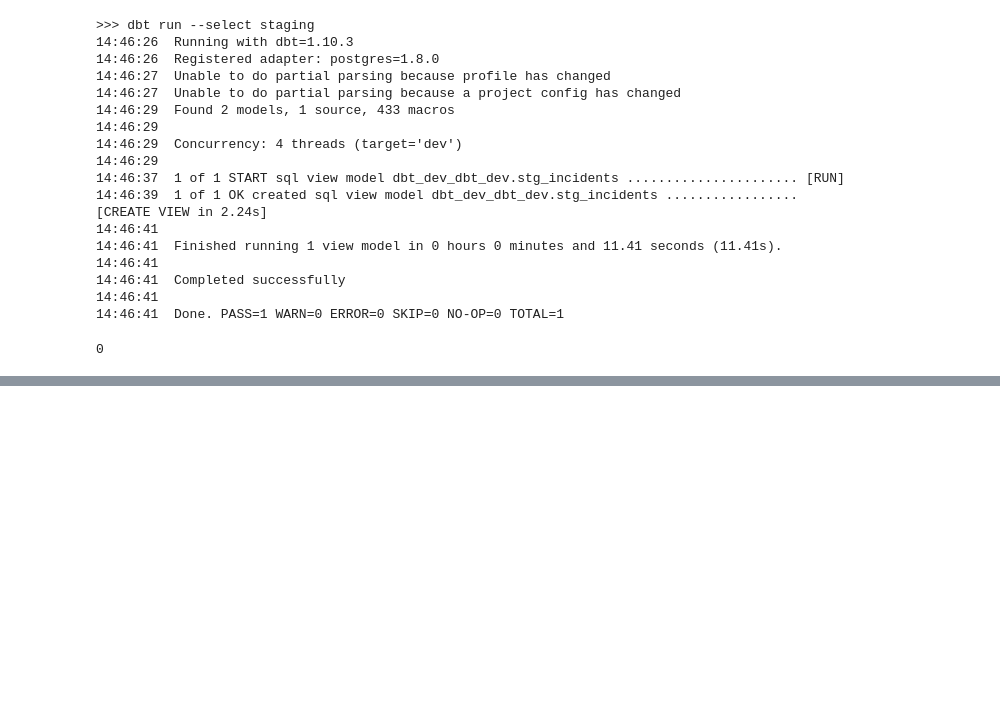
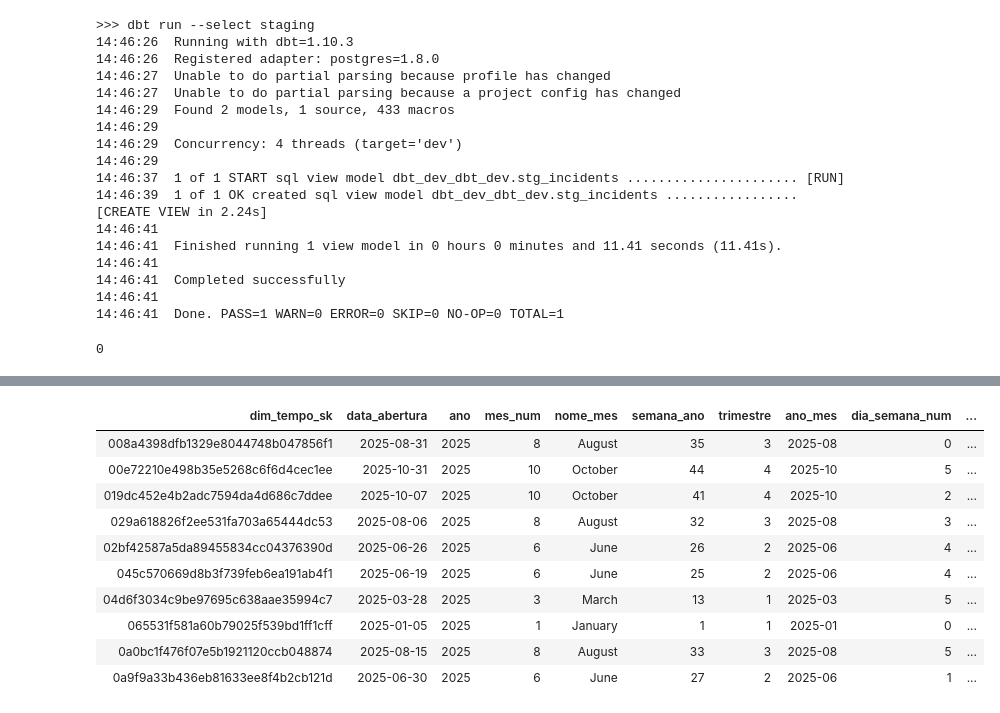
Before and after one commit to LucasBitte/aiops-locaweb-predictive-analytics, a Jupyter notebook: notebooks/03_dbt_star_schema.ipynb, the cells around one changed output, grey strips where cells are left out. Drawn from its saved outputs; the diff is of its cells as text; code cells hidden in the pictures; blank space fills up the shorter version.

```diff
--- a/notebooks/03_dbt_star_schema.ipynb
+++ b/notebooks/03_dbt_star_schema.ipynb
@@ -151,0 +264,76 @@ run_dbt('run --select staging')
+# %%
+%%sql
+-- ─────────────────────────────────────────────────────────────
+-- dim_tempo.sql
+--
+-- Essa dimensão é o calendário da minha análise temporal.
+-- Aqui eu expando a data de abertura em múltiplos atributos
+-- para que o Power BI possa agregar incidentes por dia,
+-- semana, mês, trimestre e ano sem precisar de DAX complexo.
+--
+-- A granularidade é diária — uma linha por dia único
+-- que aparece nos dados de abertura de incidentes.
+-- ─────────────────────────────────────────────────────────────
+
+SELECT DISTINCT
+
+    -- Surrogate key baseada na data de abertura.
+    -- Converto para text antes do MD5 porque o MD5
+    -- opera sobre string — sem o cast geraria erro de tipo
+    MD5("Data_Abertura"::text)                          AS dim_tempo_sk,
+
+    -- Data pura sem componente de hora —
+    -- minha âncora para todos os agrupamentos temporais
+    "Data_Abertura"::date                               AS data_abertura,
+
+    -- Componentes de calendário que o Power BI e o Prophet
+    -- vão usar para identificar padrões de sazonalidade
+
+    -- Ano para análise de tendência de longo prazo
+    EXTRACT(YEAR    FROM "Data_Abertura")::int          AS ano,
+
+    -- Mês para identificar sazonalidade mensal —
+    -- alguns meses têm mais incidentes por ciclos de negócio
+    EXTRACT(MONTH   FROM "Data_Abertura")::int          AS mes_num,
+
+    -- Nome do mês para exibição no Power BI sem precisar de DAX
+    TO_CHAR("Data_Abertura"::date, 'Month')             AS nome_mes,
+
+    -- Semana do ano para o Prophet capturar padrões semanais.
+    -- Minha análise mostrou pico nas quintas e vale nos fins de semana
+    EXTRACT(WEEK    FROM "Data_Abertura")::int          AS semana_ano,
+
+    -- Trimestre para análise de ciclos trimestrais de negócio
+    EXTRACT(QUARTER FROM "Data_Abertura")::int          AS trimestre,
+
+    -- Ano-mês concatenado para facilitar agrupamento mensal
+    -- no Power BI sem precisar de hierarquia de data
+    TO_CHAR("Data_Abertura"::date, 'YYYY-MM')           AS ano_mes,
+
+    -- Número do dia da semana: 0 = Domingo, 6 = Sábado.
+    -- Uso o número no modelo preditivo e o nome no Power BI
+    EXTRACT(DOW FROM "Data_Abertura")::int              AS dia_semana_num,
+
+    -- Nome do dia para exibição nos gráficos do dashboard
+    CASE EXTRACT(DOW FROM "Data_Abertura")
+        WHEN 0 THEN 'Domingo'
+        WHEN 1 THEN 'Segunda'
+        WHEN 2 THEN 'Terca'
+        WHEN 3 THEN 'Quarta'
+        WHEN 4 THEN 'Quinta'
+        WHEN 5 THEN 'Sexta'
+        WHEN 6 THEN 'Sabado'
+    END                                                 AS nome_dia,
+
+    -- Flag de fim de semana — minha análise mostrou que
+    -- nesses dias o volume cai mas a criticidade sobe
+    -- porque a equipe está reduzida
+    CASE
+        WHEN EXTRACT(DOW FROM "Data_Abertura") IN (0,6) THEN 1
+        ELSE 0
+    END                                                 AS is_fim_de_semana
+
+FROM dbt_dev.raw_incidents_silver
+WHERE "Data_Abertura" IS NOT NULL
+limit 10
+# %% [output]
@@ -151,0 +342,11 @@ run_dbt('run --select staging')
+| dim_tempo_sk | data_abertura | ano | mes_num | nome_mes | semana_ano | trimestre | ano_mes | dia_semana_num | ... |
+| 008a4398dfb1329e8044748b047856f1 | 2025-08-31 | 2025 | 8 | August | 35 | 3 | 2025-08 | 0 | ... |
+| 00e72210e498b35e5268c6f6d4cec1ee | 2025-10-31 | 2025 | 10 | October | 44 | 4 | 2025-10 | 5 | ... |
+| 019dc452e4b2adc7594da4d686c7ddee | 2025-10-07 | 2025 | 10 | October | 41 | 4 | 2025-10 | 2 | ... |
+| 029a618826f2ee531fa703a65444dc53 | 2025-08-06 | 2025 | 8 | August | 32 | 3 | 2025-08 | 3 | ... |
+| 02bf42587a5da89455834cc04376390d | 2025-06-26 | 2025 | 6 | June | 26 | 2 | 2025-06 | 4 | ... |
+| 045c570669d8b3f739feb6ea191ab4f1 | 2025-06-19 | 2025 | 6 | June | 25 | 2 | 2025-06 | 4 | ... |
+| 04d6f3034c9be97695c638aae35994c7 | 2025-03-28 | 2025 | 3 | March | 13 | 1 | 2025-03 | 5 | ... |
+| 065531f581a60b79025f539bd1ff1cff | 2025-01-05 | 2025 | 1 | January | 1 | 1 | 2025-01 | 0 | ... |
+| 0a0bc1f476f07e5b1921120ccb048874 | 2025-08-15 | 2025 | 8 | August | 33 | 3 | 2025-08 | 5 | ... |
+| 0a9f9a33b436eb81633ee8f4b2cb121d | 2025-06-30 | 2025 | 6 | June | 27 | 2 | 2025-06 | 1 | ... |
```
Also changed, not shown: parts of 13 cells of this notebook, 2 other files.
